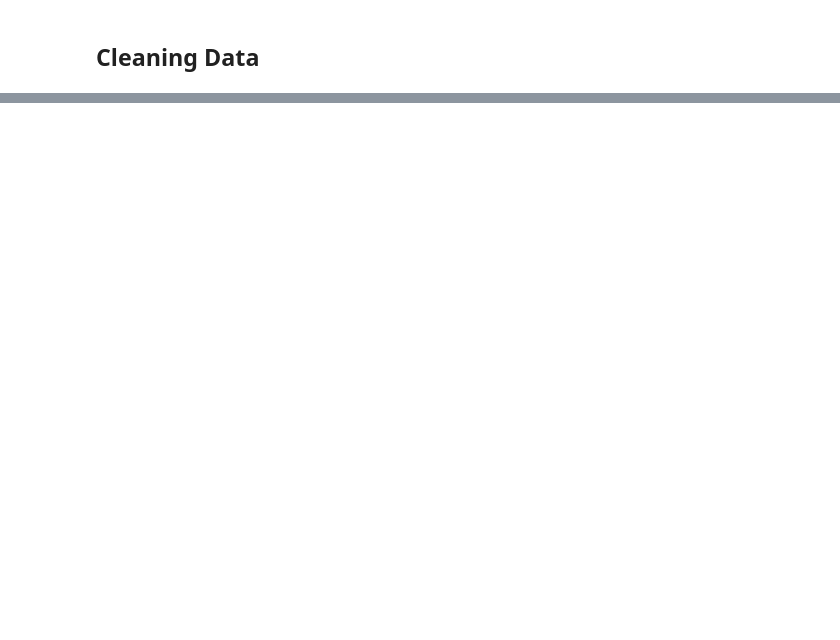
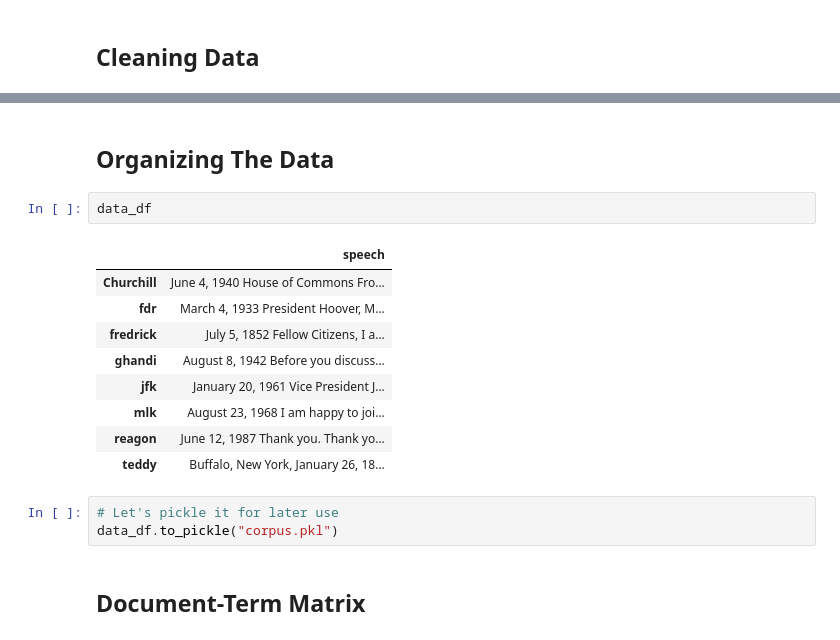
Before and after one commit to rpcvjet/GreatSpeeches, a Jupyter notebook: Speeches.ipynb, the cells around one changed output, grey strips where cells are left out. Saved outputs shown, nothing was run; the diff lists cells and outputs as text; blank space fills up the shorter version.

```diff
--- a/Speeches.ipynb
+++ b/Speeches.ipynb
@@ -81,0 +160,19 @@ data['Churchill']
+# %% [markdown]
+## Organizing The Data
+# %%
+data_df
+# %% [output]
+|  | speech |
+| Churchill | June 4, 1940 House of Commons Fro... |
+| fdr | March 4, 1933 President Hoover, M... |
+| fredrick | July 5, 1852 Fellow Citizens, I a... |
+| ghandi | August 8, 1942 Before you discuss... |
+| jfk | January 20, 1961 Vice President J... |
+| mlk | August 23, 1968 I am happy to joi... |
+| reagon | June 12, 1987 Thank you. Thank yo... |
+| teddy | Buffalo, New York, January 26, 18... |
+# %%
+# Let's pickle it for later use
+data_df.to_pickle("corpus.pkl")
+# %% [markdown]
+## Document-Term Matrix
```
Also changed, not shown: parts of 15 cells of this notebook, 5 other files.
